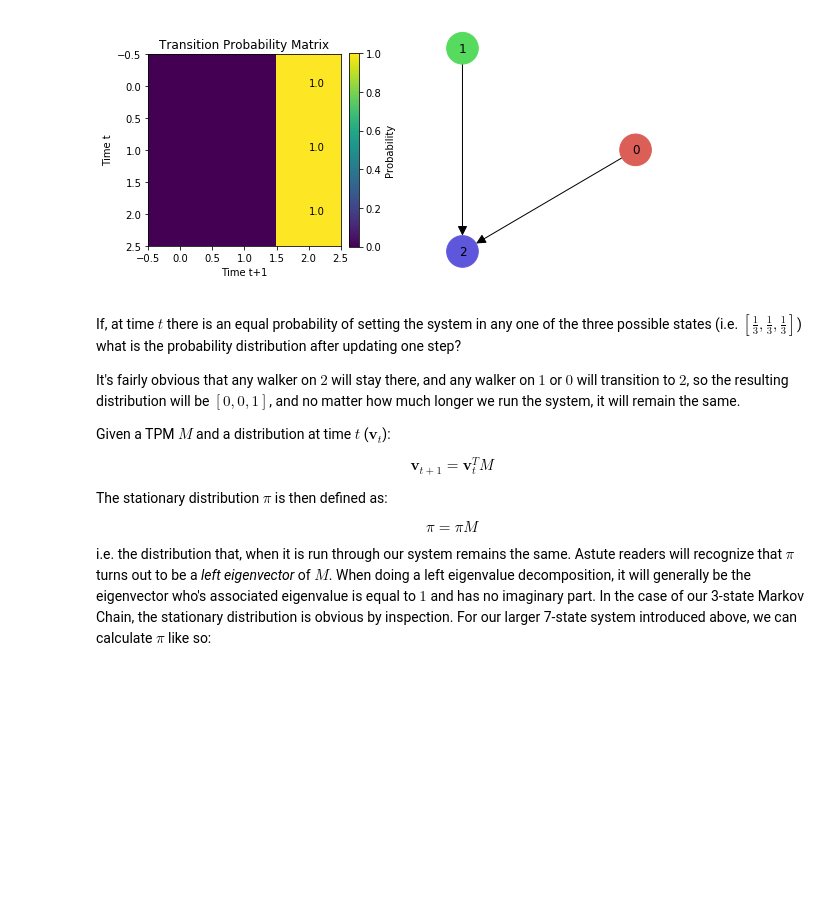
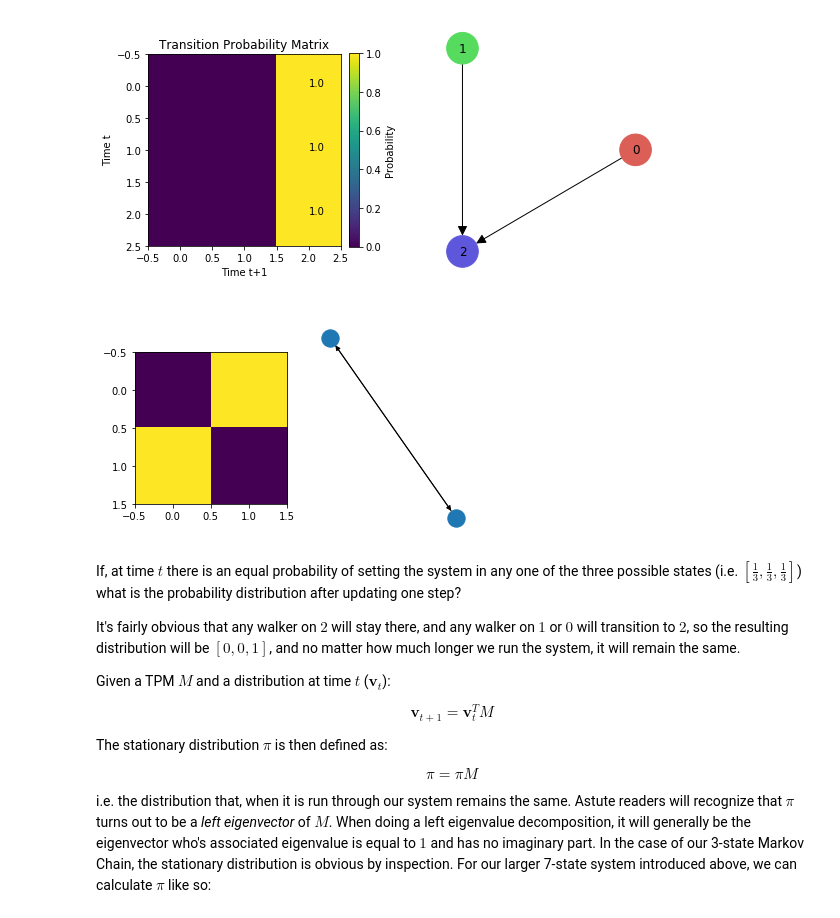
Before and after one commit to thosvarley/info-theory-group, a Jupyter notebook: Meeting4_10_2_2020.ipynb, the cells around one changed output. Drawn from its saved outputs; the diff is of its cells as text; code cells hidden in the pictures; blank space fills up the shorter version.

```diff
--- a/Meeting4_10_2_2020.ipynb
+++ b/Meeting4_10_2_2020.ipynb
@@ -116,6 +116,20 @@ nx.draw_circular(small_G,
 plt.tight_layout()
 # %% [output]
 [figure]
+# %%
+test = np.zeros((2,2))
+test[0][1] = 1
+test[1][0] = 1
+
+plt.figure()
+plt.subplot(1,2,1)
+plt.imshow(test)
+
+plt.subplot(1,2,2)
+test_G = nx.from_numpy_array(test, create_using=nx.DiGraph())
+nx.draw(test_G)
+# %% [output]
+[figure, added]
 # %% [markdown]
 If, at time $t$ there is an equal probability of setting the system in any one of the three possible states (i.e. $[\frac{1}{3},\frac{1}{3},\frac{1}{3}]$) what is the probability distribution after updating one step?
 
```
Also changed, not shown: parts of 2 cells of this notebook.
